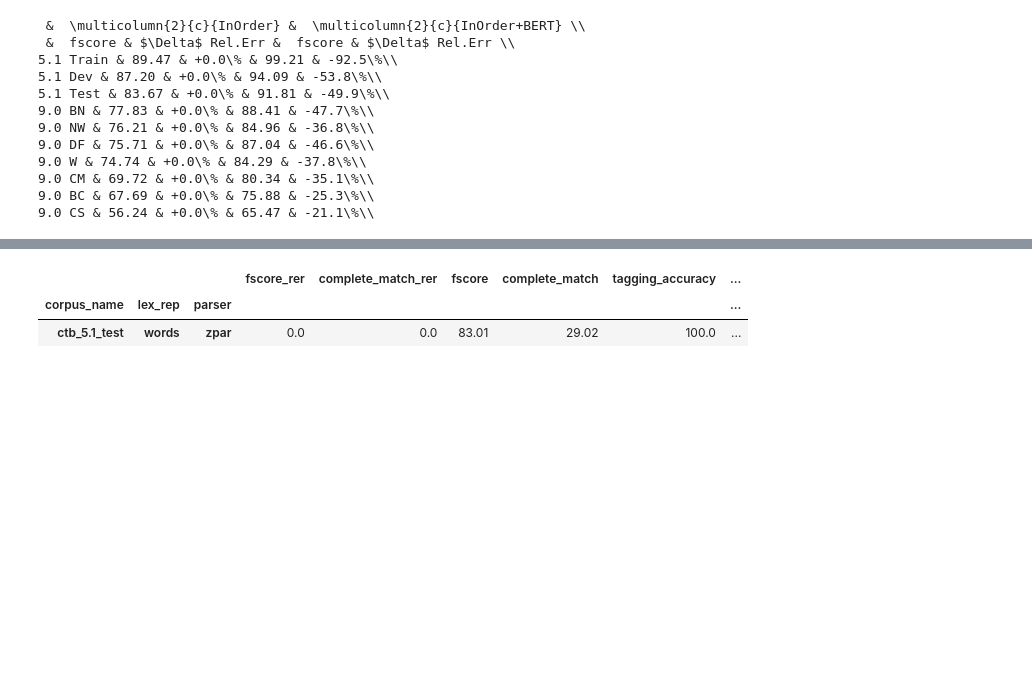
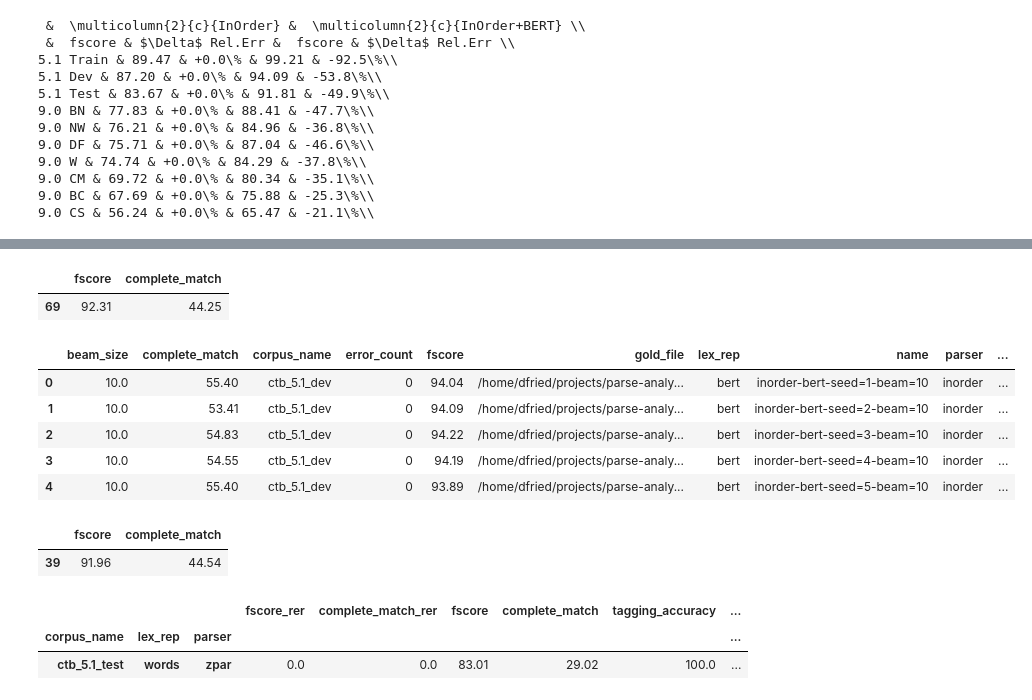
Before and after one commit to dpfried/parse-analysis, a Jupyter notebook: src/decode_analysis_chinese.ipynb, the cells around one changed output, grey strips where cells are left out. Saved outputs shown, nothing was run; the diff lists cells and outputs as text; code cells hidden in the pictures; blank space fills up the shorter version.

```diff
--- a/src/decode_analysis_chinese.ipynb
+++ b/src/decode_analysis_chinese.ipynb
@@ -308,3 +355,33 @@ KeyError: "['precision', 'recall'] not in index"
+# %%
+decodes[(decodes.parser == 'chart') &
+        (decodes.lex_rep == 'bert') &
+        (decodes.seed == 4) &
+        (decodes.corpus_name == 'ctb_5.1_test')
+       ][['fscore', 'complete_match']]
+# %% [output]
+|  | fscore | complete_match |
+| 69 | 92.31 | 44.25 |
+# %%
+decodes[(decodes.parser == 'inorder') &
+        (decodes.lex_rep == 'bert') &
+        (decodes.corpus_name == 'ctb_5.1_dev')
+       ]
+# %% [output]
+|  | beam_size | complete_match | corpus_name | error_count | fscore | gold_file | lex_rep | name | parser | ... |
+| 0 | 10.0 | 55.40 | ctb_5.1_dev | 0 | 94.04 | /home/dfried/projects/parse-analy... | bert | inorder-bert-seed=1-beam=10 | inorder | ... |
+| 1 | 10.0 | 53.41 | ctb_5.1_dev | 0 | 94.09 | /home/dfried/projects/parse-analy... | bert | inorder-bert-seed=2-beam=10 | inorder | ... |
+| 2 | 10.0 | 54.83 | ctb_5.1_dev | 0 | 94.22 | /home/dfried/projects/parse-analy... | bert | inorder-bert-seed=3-beam=10 | inorder | ... |
+| 3 | 10.0 | 54.55 | ctb_5.1_dev | 0 | 94.19 | /home/dfried/projects/parse-analy... | bert | inorder-bert-seed=4-beam=10 | inorder | ... |
+| 4 | 10.0 | 55.40 | ctb_5.1_dev | 0 | 93.89 | /home/dfried/projects/parse-analy... | bert | inorder-bert-seed=5-beam=10 | inorder | ... |
+# %%
+decodes[(decodes.parser == 'inorder') &
+        (decodes.lex_rep == 'bert') &
+        (decodes.seed == 4) &
+        (decodes.corpus_name == 'ctb_5.1_test')
+       ][['fscore', 'complete_match']]
+# %% [output]
+|  | fscore | complete_match |
+| 39 | 91.96 | 44.54 |
 # %%
 df[(df.index.get_level_values('corpus_name') == 'ctb_5.1_test') & (df.index.get_level_values('lex_rep') == 'words') & (df.index.get_level_values('parser') == 'zpar')]
 # %% [output]
```
Also changed, not shown: parts of 16 cells of this notebook, 10 other files.
